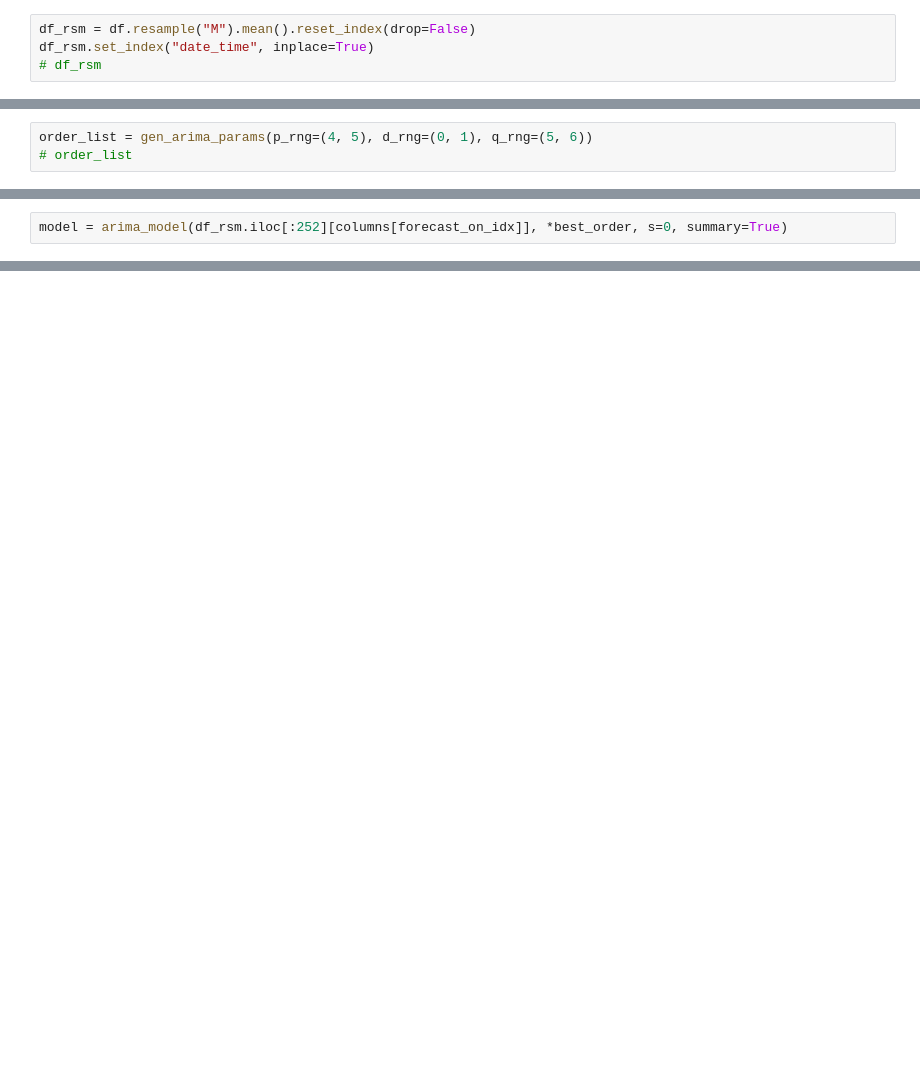
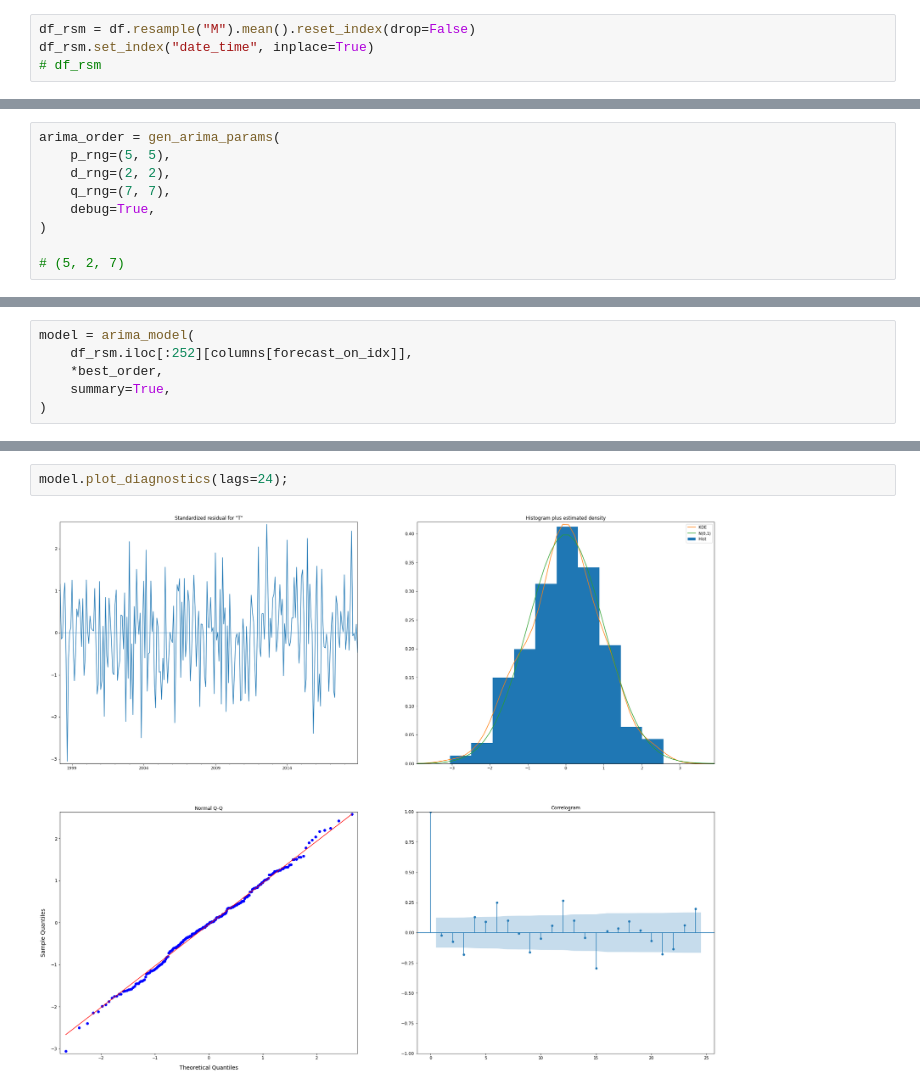
Before and after one commit to gamyers/solar-697, a Jupyter notebook: gm/notebooks/ts_arima.ipynb, the cells around one changed output, grey strips where cells are left out. Saved outputs shown, nothing was run; the diff lists cells and outputs as text; blank space fills up the shorter version.

```diff
--- a/gm/notebooks/ts_arima.ipynb
+++ b/gm/notebooks/ts_arima.ipynb
@@ -178,3 +129,9 @@ def ARIMA_optimizer(series, order_list):
 # %%
-order_list = gen_arima_params(p_rng=(4, 5), d_rng=(0, 1), q_rng=(5, 6))
-# order_list
+arima_order = gen_arima_params(
+    p_rng=(5, 5),
+    d_rng=(2, 2),
+    q_rng=(7, 7),
+    debug=True,
+)
+
+# (5, 2, 7)
@@ -213,7 +176,11 @@ def arima_model(series, p=0, d=0, q=0, s=0, num_fc=1, summary=False, forecast=Fa
 
     return model
 # %%
-model = arima_model(df_rsm.iloc[:252][columns[forecast_on_idx]], *best_order, s=0, summary=True)
+model = arima_model(
+    df_rsm.iloc[:252][columns[forecast_on_idx]],
+    *best_order,
+    summary=True,
+)
 # %% [output]
                                SARIMAX Results
 ==============================================================================
@@ -310,0 +231,4 @@ ax.legend();
+# %%
+model.plot_diagnostics(lags=24);
+# %% [output]
+[figure, added]
```
Also changed, not shown: parts of 21 cells of this notebook, 2 other files.
